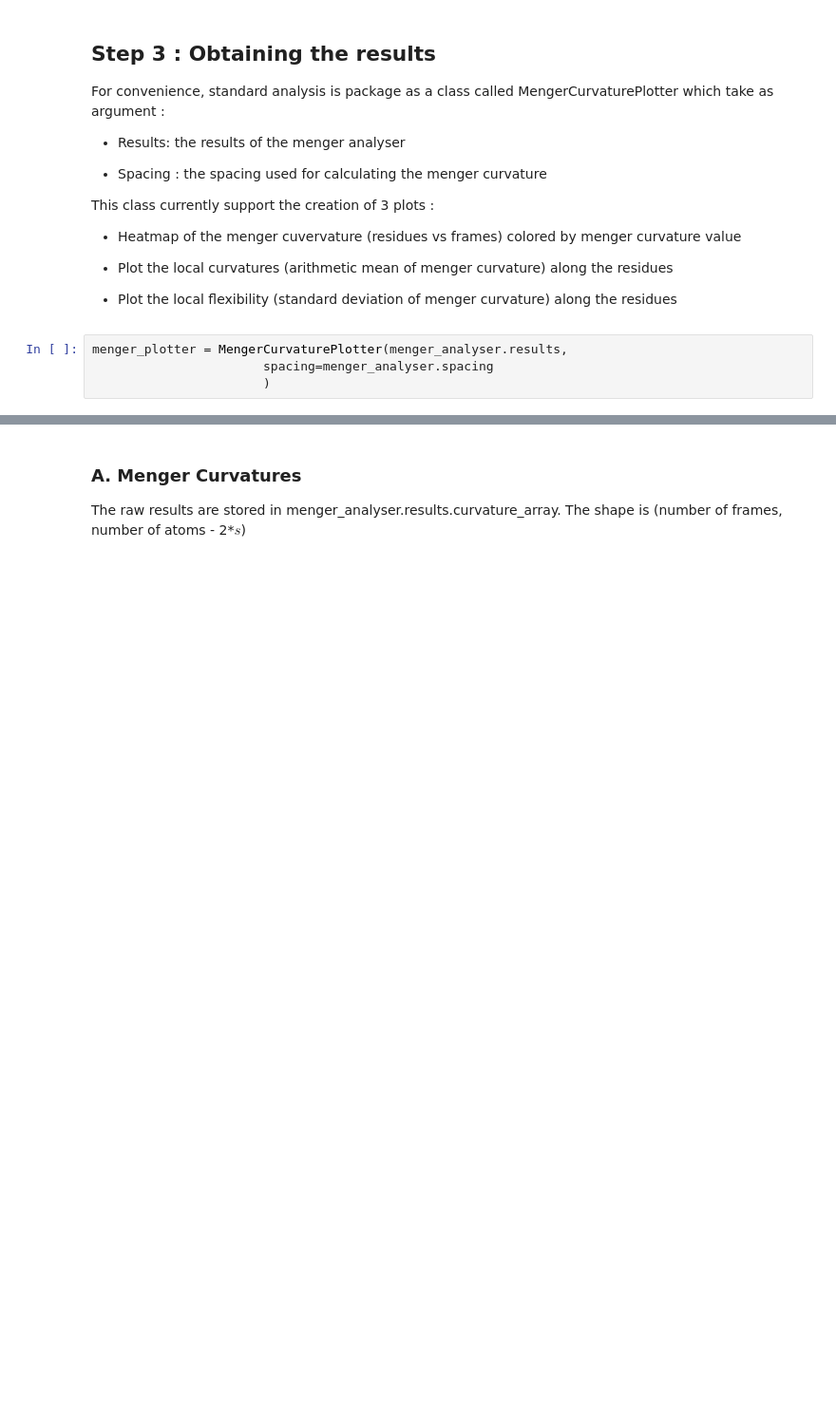
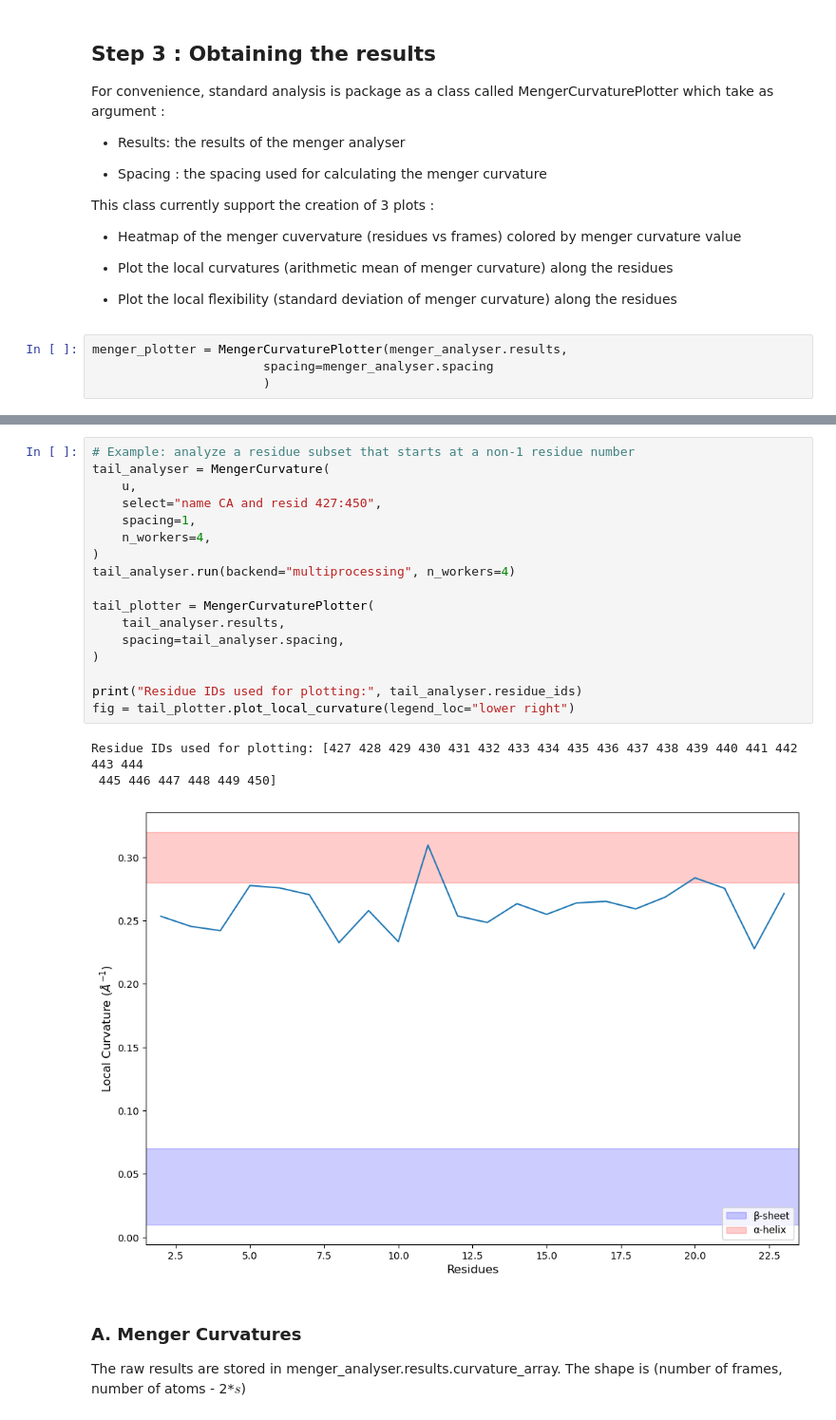
Before and after one commit to EtienneReboul/menger_curvature, a Jupyter notebook: notebooks/jm01-tutorial.ipynb, the cells around one changed output, grey strips where cells are left out. Shown at 95% size. Saved outputs shown, nothing was run; the diff lists cells and outputs as text; blank space fills up the shorter version.

Commit message:
add resids to menger curvature object and visualisation

```diff
--- a/notebooks/jm01-tutorial.ipynb
+++ b/notebooks/jm01-tutorial.ipynb
@@ -87,3 +97,24 @@ menger_plotter = MengerCurvaturePlotter(menger_analyser.results,
+# %%
+# Example: analyze a residue subset that starts at a non-1 residue number
+tail_analyser = MengerCurvature(
+    u,
+    select="name CA and resid 427:450",
+    spacing=1,
+    n_workers=4,
+)
+tail_analyser.run(backend="multiprocessing", n_workers=4)
+
+tail_plotter = MengerCurvaturePlotter(
+    tail_analyser.results,
+    spacing=tail_analyser.spacing,
+)
+
+print("Residue IDs used for plotting:", tail_analyser.residue_ids)
+fig = tail_plotter.plot_local_curvature(legend_loc="lower right")
+# %% [output]
+Residue IDs used for plotting: [427 428 429 430 431 432 433 434 435 436 437 438 439 440 441 442 443 444
+ 445 446 447 448 449 450]
+[figure, added]
 # %% [markdown]
 
 
```
Also changed, not shown: parts of 5 cells of this notebook, 5 other files.
